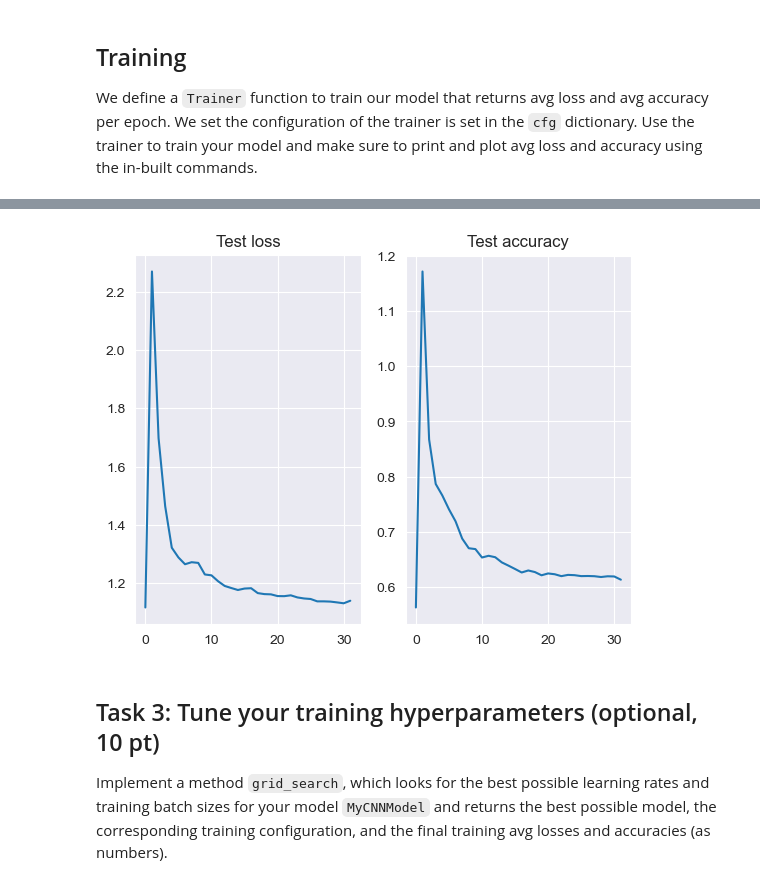
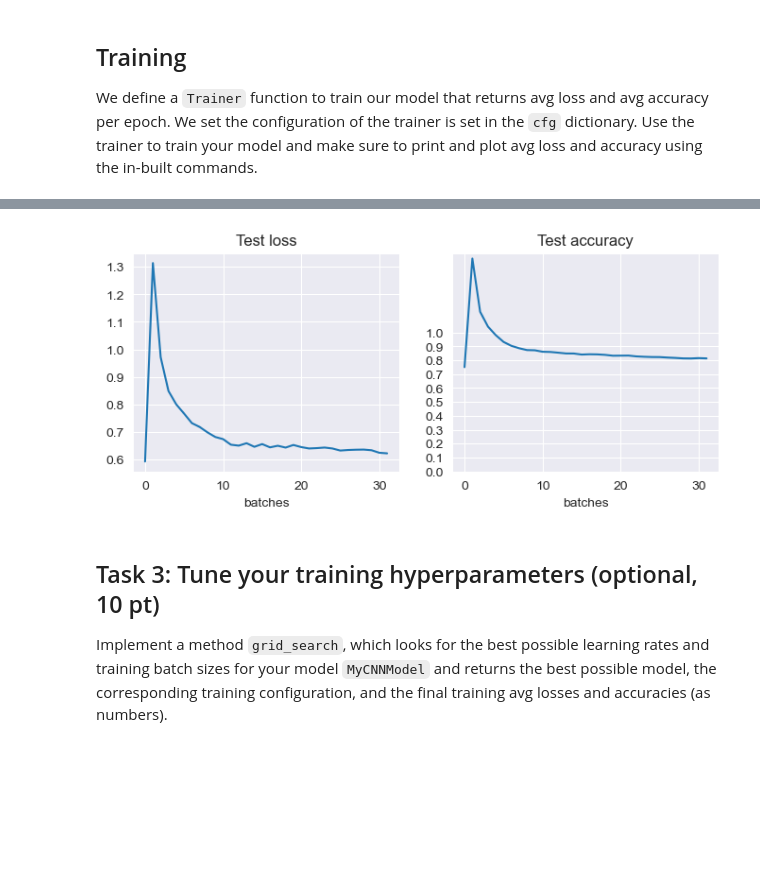
Before and after one commit to hertie-data-science-lab/assignment-2-ps-2f, a Jupyter notebook: main.ipynb, the cells around one changed output, grey strips where cells are left out. Saved outputs shown, nothing was run; the diff lists cells and outputs as text; code cells hidden in the pictures; blank space fills up the shorter version.

```diff
--- a/main.ipynb
+++ b/main.ipynb
@@ -317,7 +363,7 @@ import matplotlib.pyplot as plt
 cfg = {
     'batch_size': 64,
     'criterion': 'CrossEntropyLoss', #change to 'nn.NLLLoss' if you are applying a softmax in the last layer of your model
-    'epochs': 1, #v0: 1
+    'epochs': 10, #v0: 1
     'learning_rate': 0.001, #v0: 0.001
     'optimizer':'Adam',
     'seed':42,
@@ -384,15 +430,18 @@ class Trainer:
 
         return avg_test_loss, avg_test_acc
 # %%
-'''#TODO: train your model, plot accuracy and loss by iteration (one iteration=one batch)'''
+'''#DONE: train your model, plot accuracy and loss by iteration (one iteration=one batch)'''
 #ADDED: Re-run this to "re-start" training
-my_model = MyCNNModel(n_classes).to(device)
+my_model = MyCNNModel(conv_spec2, fc_spec2, n_classes).to(device)
 
 my_trainer = Trainer(my_model, cfg)
 train_loss, train_acc = my_trainer.train(train_data)
-fig, (ax0, ax1) = plt.subplots(1,2)
+fig, (ax0, ax1) = plt.subplots(1,2, figsize=(8, 3)) #ADDED figsize
 ax0.plot(range(len(train_loss)), train_loss)
 ax1.plot(range(len(train_acc)), train_acc)
+ax1.set_yticks(np.arange(0, 1.1, 0.1)) #ADDED
 ax0.set_title('Training loss')
+ax0.set_xlabel('batches');
 ax1.set_title('Training accuracy');
+ax1.set_xlabel('batches');
 # %% [output]
@@ -400,14 +449,17 @@ ax1.set_title('Training accuracy');
 # %%
-'''#TODO: test your model, plot accuracy and loss by iteration (one iteration=one batch)'''
+'''#DONE: test your model, plot accuracy and loss by iteration (one iteration=one batch)'''
 test_loss, test_acc = my_trainer.test(test_data)
-fig, (ax0, ax1) = plt.subplots(1,2)
+fig, (ax0, ax1) = plt.subplots(1,2, figsize=(8, 3)) #ADDED figsize
 ax0.plot(range(len(test_loss)), test_loss)
 test_acc = [t.cpu() for t in test_acc] #FIX: Move test_acc tensor from MPS to CPU
 ax1.plot(range(len(test_acc)), test_acc)
+ax1.set_yticks(np.arange(0, 1.1, 0.1)) #ADDED
 ax0.set_title('Test loss')
-ax1.set_title('Test accuracy');
+ax0.set_xlabel('batches');
+ax1.set_title('Test accuracy')
+ax1.set_xlabel('batches');
 # %% [output]
-[figure, old version]
+[figure, new version]
 # %% [markdown]
 ## Task 3: Tune your training hyperparameters (optional, 10 pt)
 
```
Also changed, not shown: parts of 12 cells of this notebook.
